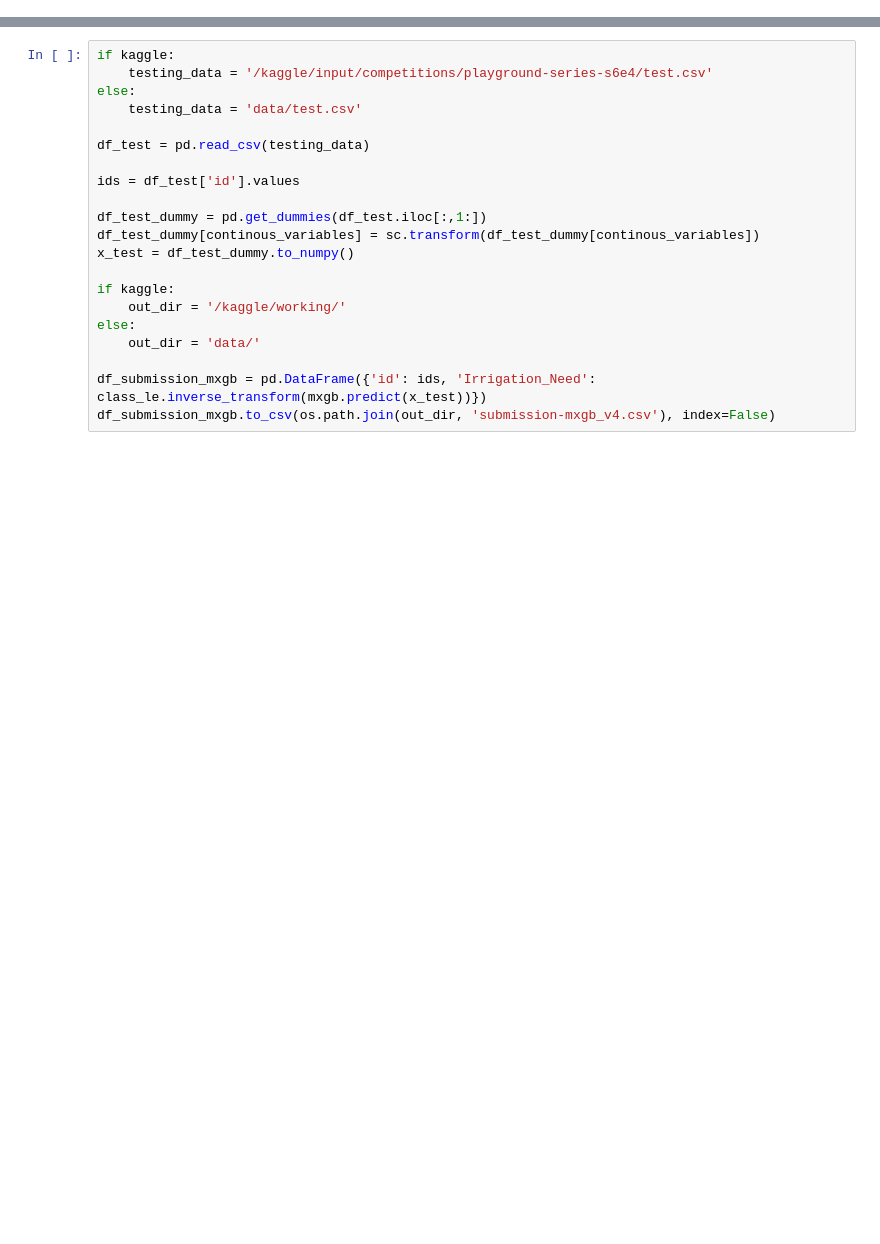
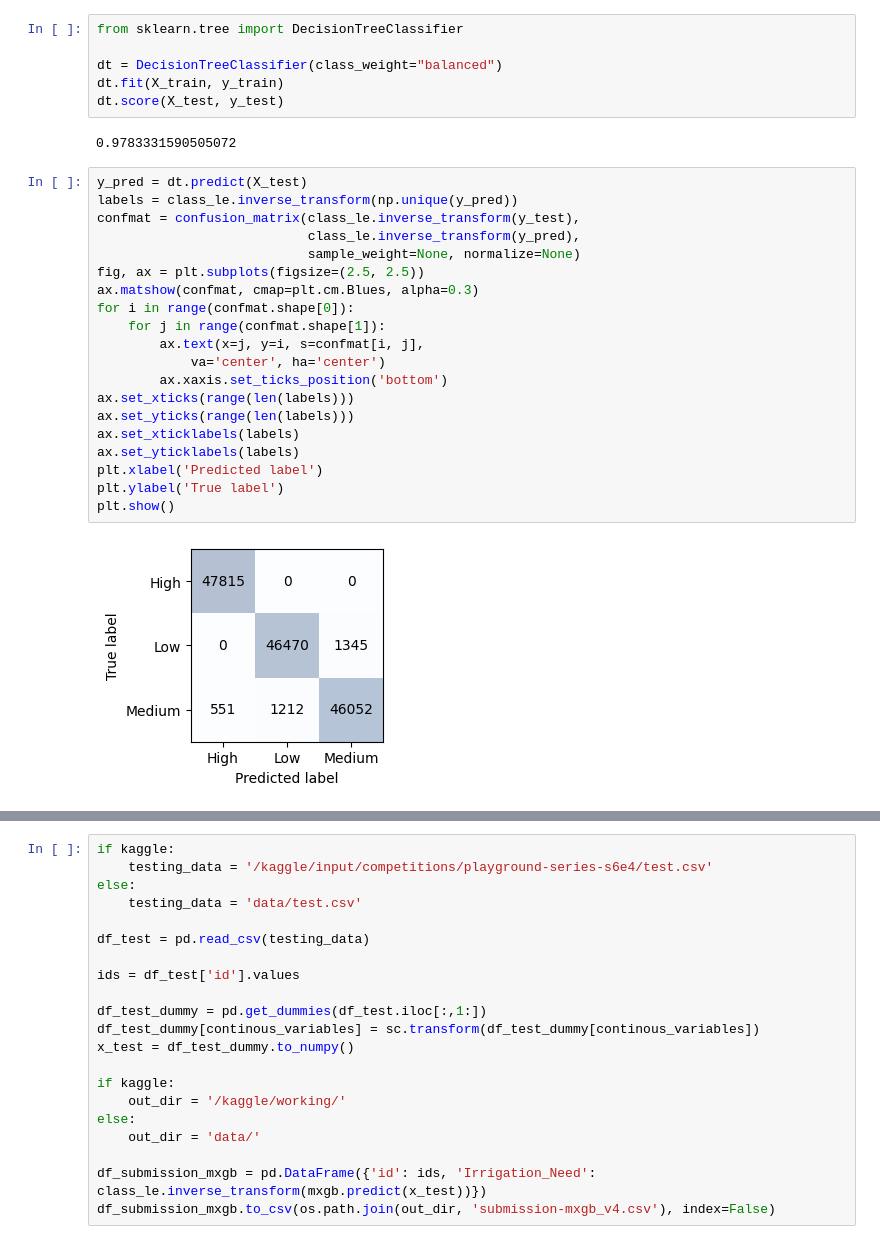
Before and after one commit to ryanmcgreevy/kaggle, a Jupyter notebook: playground-s6ep4/xgb_standalone.ipynb, the cells around one changed output, grey strips where cells are left out. Saved outputs shown, nothing was run; the diff lists cells and outputs as text; blank space fills up the shorter version.

```diff
--- a/playground-s6ep4/xgb_standalone.ipynb
+++ b/playground-s6ep4/xgb_standalone.ipynb
@@ -107,0 +136,30 @@ plt.show()
+# %%
+from sklearn.tree import DecisionTreeClassifier
+
+dt = DecisionTreeClassifier(class_weight="balanced")
+dt.fit(X_train, y_train)
+dt.score(X_test, y_test)
+# %% [output]
+0.9783331590505072
+# %%
+y_pred = dt.predict(X_test)
+labels = class_le.inverse_transform(np.unique(y_pred))
+confmat = confusion_matrix(class_le.inverse_transform(y_test),
+                           class_le.inverse_transform(y_pred),
+                           sample_weight=None, normalize=None)
+fig, ax = plt.subplots(figsize=(2.5, 2.5))
+ax.matshow(confmat, cmap=plt.cm.Blues, alpha=0.3)
+for i in range(confmat.shape[0]):
+    for j in range(confmat.shape[1]):
+        ax.text(x=j, y=i, s=confmat[i, j],
+            va='center', ha='center')
+        ax.xaxis.set_ticks_position('bottom')
+ax.set_xticks(range(len(labels)))
+ax.set_yticks(range(len(labels)))
+ax.set_xticklabels(labels)
+ax.set_yticklabels(labels)
+plt.xlabel('Predicted label')
+plt.ylabel('True label')
+plt.show()
+# %% [output]
+[figure, added]
```
Also changed, not shown: parts of 10 cells of this notebook.
